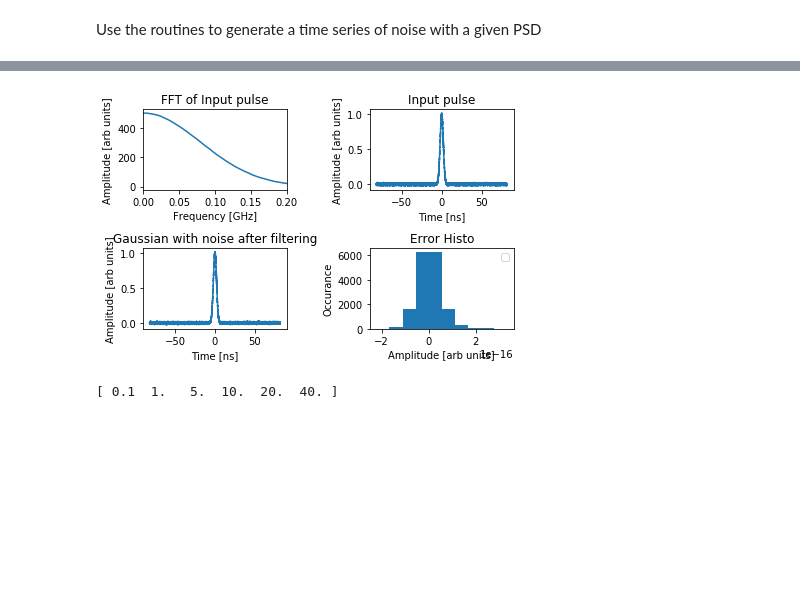
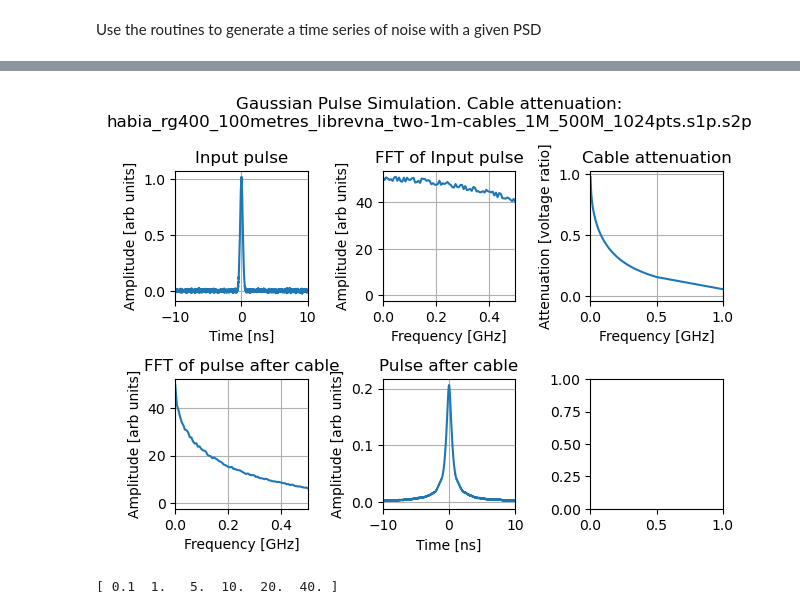
Before and after one commit to DavidCussans/xlzd, a Jupyter notebook: notebooks/simulate_pmt_cable_propagation.ipynb, the cells around one changed output, grey strips where cells are left out. Drawn from its saved outputs; the diff is of its cells as text; code cells hidden in the pictures; blank space fills up the shorter version.

```diff
--- a/notebooks/simulate_pmt_cable_propagation.ipynb
+++ b/notebooks/simulate_pmt_cable_propagation.ipynb
@@ -279,7 +314,7 @@ def generate_pulse_with_noise(n_samples=1024, fs=1.0 , time_offset=0.0 , time_wi
     axs[1,0].set_ylabel("PSD")
 
     plt.tight_layout()
-    plt.legend()
+    # plt.legend()
     plt.show()
 
     return gaussian_t , gaussian_amp_with_noise
@@ -289,21 +329,23 @@ Use the routines to generate a time series of noise with a given PSD
 if __name__ == "__main__":
     fs = 100.0     # Sampling frequency (GHz), i.e. 100 = 10ps
     n_samples = 16384
+    xlzdDirectory = '../data/VNA_Measurements/rg316'
+    fname = 'habia_rg400_100metres_librevna_two-1m-cables_1M_500M_1024pts.s1p.s2p'
+
+    freqs_fft, cable_attenuation_interp = get_interpolated_cable_attenuation(fname, n_samples, fs)
 
     # Example "measured" PSD (say, pink noise, but sampled sparsely)
-    freqs_measured = np.array([0.1, 1, 5, 10, 20, 40])
-    psd_measured = 1.0 / freqs_measured  # just a toy example
+    #freqs_measured = np.array([0.1, 1, 5, 10, 20, 40])
+    #psd_measured = 1.0 / freqs_measured  # just a toy example
+    # Interpolate onto FFT grid
+    # freqs_fft, cable_attenuation_interp = freqs_fft, psd_vals = interpolate_psd(freqs_measured, psd_measured, n_samples, fs)
 
-
-    # Interpolate onto FFT grid
-    freqs_fft, psd_vals = interpolate_psd(freqs_measured, psd_measured, n_samples, fs)
-
-    gaussian_t , gaussian_amp_with_noise = generate_pulse_with_noise(n_samples=n_samples, fs=fs , time_offset=0.0 , time_width=2.0 , peak_height=1.0, noise_amp=1.0)
+    gaussian_t , gaussian_amp_with_noise = generate_pulse_with_noise(n_samples=n_samples, fs=fs , time_offset=0.0 , time_width=0.2 , peak_height=1.0, noise_amp=1.0)
 
     amplitude_freqs = scipy.fft.rfftfreq(n = n_samples, d = 1/fs)
     gaussian_with_noise_fft = scipy.fft.rfft(gaussian_amp_with_noise)
 
-    filtered_gaussian_with_noise_fft = gaussian_with_noise_fft
+    filtered_gaussian_with_noise_fft = gaussian_with_noise_fft * cable_attenuation_interp
 
     filtered_gaussian_with_noise_timedomain = scipy.fft.irfft(filtered_gaussian_with_noise_fft).real
     print("len(filtered_gaussian_with_noise_timedomain)",len(filtered_gaussian_with_noise_timedomain))
@@ -318,35 +360,62 @@ if __name__ == "__main__":
 
 
     #ax = plt.subplot(3,3,3)
-    fig, axs = plt.subplots(2, 2)
+    fig, axs = plt.subplots(2, 3)
     fig.figsize=(24,24)
+    fig.suptitle("Gaussian Pulse Simulation. Cable attenuation:\n" + fname )
 
-    axs[0,0].set_xlim(right=0.2)
-    axs[0,0].plot(amplitude_freqs, np.abs(gaussian_with_noise_fft ))
-    axs[0,0].set_title("FFT of Input pulse")
-    axs[0,0].set_xlabel("Frequency [GHz]")
+    # Plot input pulse with noise
+    axs[0,0].set_xlim(left = -10 , right=10)
+    axs[0,0].plot(gaussian_t, gaussian_amp_with_noise )
+    axs[0,0].set_title("Input pulse")
+    axs[0,0].set_xlabel("Time [ns]")
     axs[0,0].set_ylabel("Amplitude [arb units]")
+    axs[0,0].grid()
 
-    #axs[0,0].subplot(3,3,4)
-    axs[0,1].plot(gaussian_t, gaussian_amp_with_noise )
-    axs[0,1].set_title("Input pulse")
-    axs[0,1].set_xlabel("Time [ns]")
+    # Plot FFT of input pulse
+    axs[0,1].set_xlim(right=0.5)
+    axs[0,1].plot(amplitude_freqs, np.abs(gaussian_with_noise_fft ))
+    axs[0,1].set_title("FFT of Input pulse")
+    axs[0,1].set_xlabel("Frequency [GHz]")
     axs[0,1].set_ylabel("Amplitude [arb units]")
+    axs[0,1].grid()
 
-    #axs[0,0].subplot(3,3,6)
-    axs[1,0].set_title("Gaussian with noise after filtering")
+    axs[0,2].set_xlim(right=1.0)
+    axs[0,2].set_title("Cable attenuation")
+    axs[0,2].set_ylabel("Attenuation [voltage ratio]")
+    axs[0,2].set_xlabel("Frequency [GHz]")
+    axs[0,2].plot(freqs_fft, cable_attenuation_interp)
+    axs[0,2].grid()
+
+    axs[1,0].set_xlim(right=0.5)
+    axs[1,0].plot(amplitude_freqs, np.abs(filtered_gaussian_with_noise_fft ))
+    axs[1,0].set_title("FFT of pulse after cable")
+    axs[1,0].set_xlabel("Frequency [GHz]")
     axs[1,0].set_ylabel("Amplitude [arb units]")
-    axs[1,0].set_xlabel("Time [ns]")
-    axs[1,0].plot(gaussian_t, filtered_gaussian_with_noise_timedomain)
+    axs[1,0].grid()
+
+    #Plot pulse after cable
+    axs[1,1].set_xlim(left = -10 , right=10)
+    axs[1,1].set_title("Pulse after cable")
+    axs[1,1].set_ylabel("Amplitude [arb units]")
+    axs[1,1].set_xlabel("Time [ns]")
+    axs[1,1].plot(gaussian_t, filtered_gaussian_with_noise_timedomain)
+    axs[1,1].grid()
 
     #axs[0,0].subplot(3,3,7)
-    axs[1,1].set_title("Error Histo")
-    axs[1,1].set_xlabel("Amplitude [arb units]")
-    axs[1,1].set_ylabel("Occurance")
-    axs[1,1].hist(gaussian_with_noise_deltas)
+    #axs[1,1].set_title("Error Histo")
+    #axs[1,1].set_xlabel("Amplitude [arb units]")
+    #axs[1,1].set_ylabel("Occurance")
+    #axs[1,1].hist(gaussian_with_noise_deltas)
 
-    plt.legend()
+
+
+
+
+    # plt.legend()
     plt.tight_layout()
 
+    plt.savefig("../plots/" + fname + "_simulated_pulse.pdf")
+
     plt.show()
 # %% [output]
@@ -372,4 +445,4 @@ filtered_gaussian_with_noise_timedomain [ 0.00440159  0.00317565 -0.01799931 ...
-[figure, old version]
+[figure, new version]
 # %%
 print( freqs_measured)
 # %% [output]
```
Also changed, not shown: parts of 5 cells of this notebook, 3 other files.
